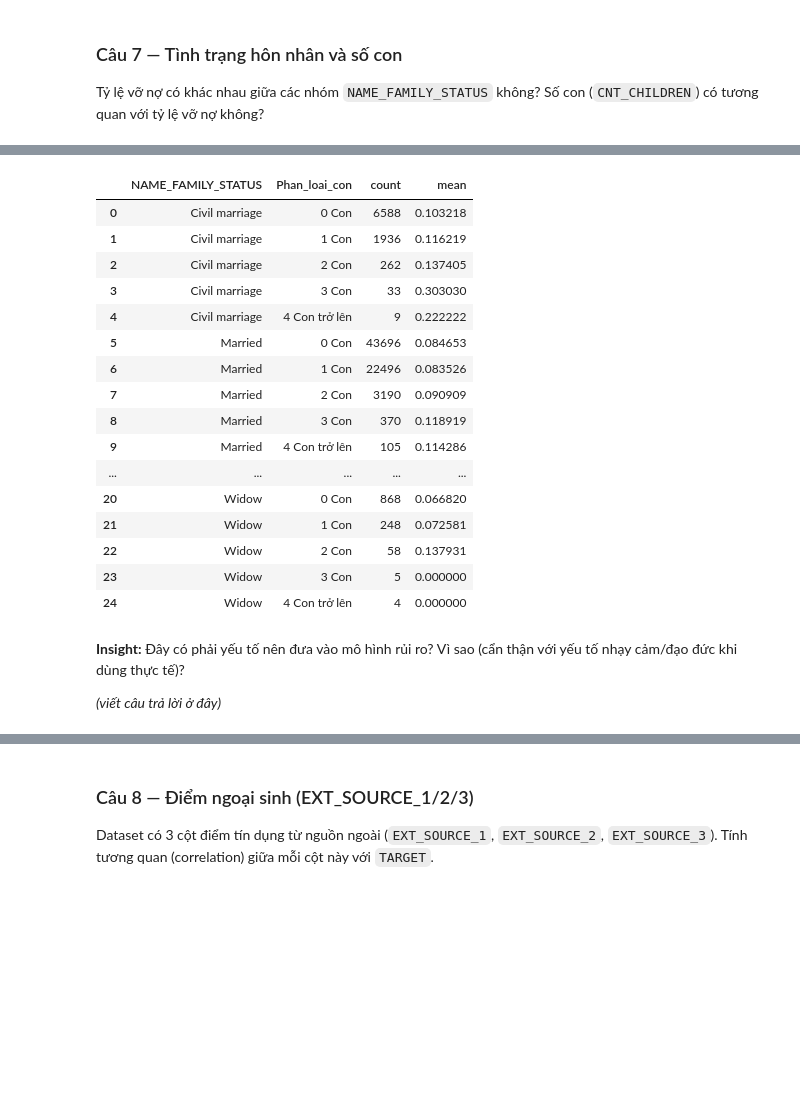
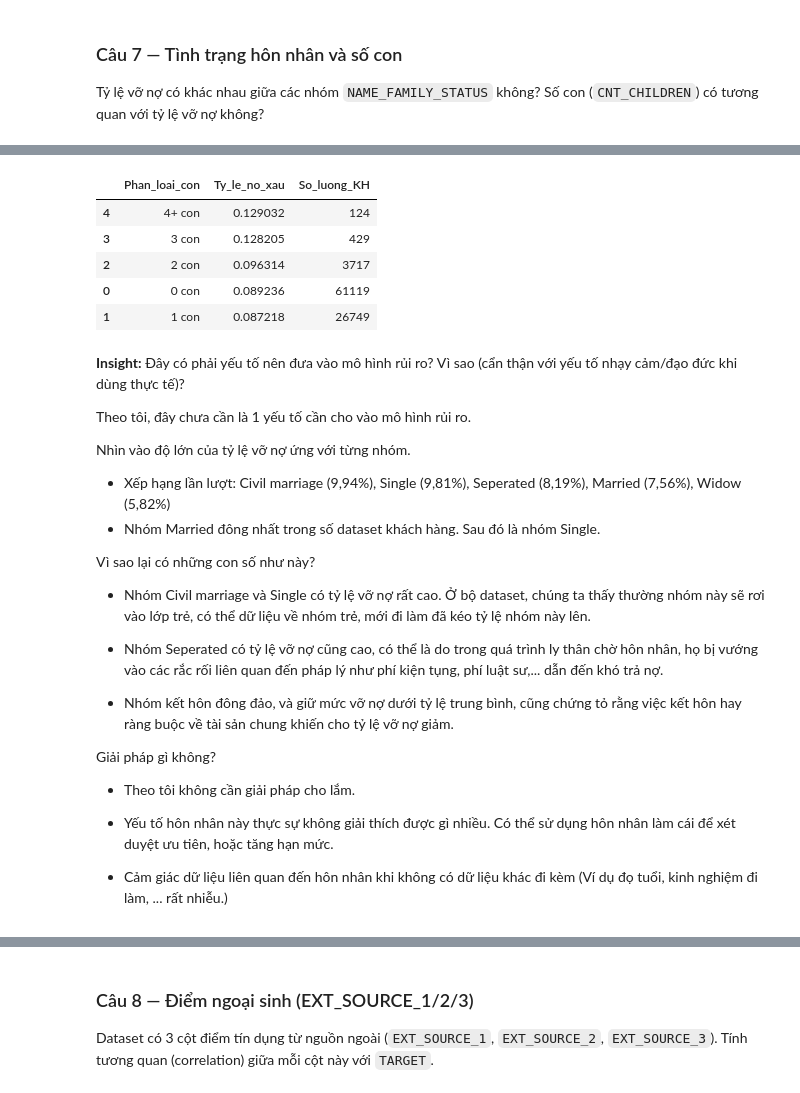
Before and after one commit to tuananhvui7-collab/credit-risk-eda, a Jupyter notebook: credit_risk_eda_template.ipynb, the cells around one changed output, grey strips where cells are left out. Saved outputs shown, nothing was run; the diff lists cells and outputs as text; code cells hidden in the pictures; blank space fills up the shorter version.

```diff
--- a/credit_risk_eda_template.ipynb
+++ b/credit_risk_eda_template.ipynb
@@ -849,24 +681,36 @@ df.groupby("Phan_loai_con")["TARGET"].agg(["count", "mean"]).reset_index()
-# %%
-df.groupby(["NAME_FAMILY_STATUS","Phan_loai_con"])["TARGET"].agg(["count", "mean"]).reset_index()
-# %% [output]
-|  | NAME_FAMILY_STATUS | Phan_loai_con | count | mean |
-| 0 | Civil marriage | 0 Con | 6588 | 0.103218 |
-| 1 | Civil marriage | 1 Con | 1936 | 0.116219 |
-| 2 | Civil marriage | 2 Con | 262 | 0.137405 |
-| 3 | Civil marriage | 3 Con | 33 | 0.303030 |
-| 4 | Civil marriage | 4 Con trở lên | 9 | 0.222222 |
-| 5 | Married | 0 Con | 43696 | 0.084653 |
-| 6 | Married | 1 Con | 22496 | 0.083526 |
-| 7 | Married | 2 Con | 3190 | 0.090909 |
-| 8 | Married | 3 Con | 370 | 0.118919 |
-| 9 | Married | 4 Con trở lên | 105 | 0.114286 |
-| ... | ... | ... | ... | ... |
-| 20 | Widow | 0 Con | 868 | 0.066820 |
-| 21 | Widow | 1 Con | 248 | 0.072581 |
-| 22 | Widow | 2 Con | 58 | 0.137931 |
-| 23 | Widow | 3 Con | 5 | 0.000000 |
-| 24 | Widow | 4 Con trở lên | 4 | 0.000000 |
+# %%
+
+df =df[df['NAME_FAMILY_STATUS'] != 'Unknown' ]
+
+df["Phan_loai_con"] = pd.cut(df["CNT_CHILDREN"], bins = [0,1,2,3,4,15], labels = ['0 con', '1 con', '2 con', '3 con', '4+ con'])
+
+# df.groupby(["NAME_FAMILY_STATUS","Phan_loai_con"])["TARGET"].agg(["count", "mean"]).reset_index()
+
+df.groupby("Phan_loai_con").agg(Ty_le_no_xau = ("TARGET","mean"), So_luong_KH = ("TARGET","count")).reset_index().sort_values("Ty_le_no_xau", ascending = False)
+# %% [output]
+|  | Phan_loai_con | Ty_le_no_xau | So_luong_KH |
+| 4 | 4+ con | 0.129032 | 124 |
+| 3 | 3 con | 0.128205 | 429 |
+| 2 | 2 con | 0.096314 | 3717 |
+| 0 | 0 con | 0.089236 | 61119 |
+| 1 | 1 con | 0.087218 | 26749 |
 # %% [markdown]
 **Insight:** Đây có phải yếu tố nên đưa vào mô hình rủi ro? Vì sao (cẩn thận với yếu tố nhạy cảm/đạo đức khi dùng thực tế)?
 
-_(viết câu trả lời ở đây)_
+Theo tôi, đây chưa cần là 1 yếu tố cần cho vào mô hình rủi ro.
+
+Nhìn vào độ lớn của tỷ lệ vỡ nợ ứng với từng nhóm.
+- Xếp hạng lần lượt: Civil marriage (9,94%), Single (9,81%), Seperated (8,19%), Married (7,56%), Widow (5,82%)
+- Nhóm Married đông nhất trong số dataset khách hàng. Sau đó là nhóm Single.
+
+Vì sao lại có những con số như này?
+-  Nhóm Civil marriage và Single có tỷ lệ vỡ nợ rất cao. Ở bộ dataset, chúng ta thấy thường nhóm này sẽ rơi vào lớp trẻ, có thể dữ liệu về nhóm trẻ, mới đi làm đã kéo tỷ lệ nhóm này lên.
+- Nhóm Seperated có tỷ lệ vỡ nợ cũng cao, có thể là do trong quá trình ly thân chờ hôn nhân, họ bị vướng vào các rắc rối liên quan đến pháp lý như phí kiện tụng, phí luật sư,... dẫn đến khó trả nợ.
+
+- Nhóm kết hôn đông đảo, và giữ mức vỡ nợ dưới tỷ lệ trung bình, cũng chứng tỏ rằng việc kết hôn hay ràng buộc về tài sản chung khiến cho tỷ lệ vỡ nợ giảm.
+
+Giải pháp gì không?
+- Theo tôi không cần giải pháp cho lắm.
+- Yếu tố hôn nhân này thực sự không giải thích được gì nhiều. Có thể sử dụng hôn nhân làm cái để xét duyệt ưu tiên, hoặc tăng hạn mức.
+
+- Cảm giác dữ liệu liên quan đến hôn nhân khi không có dữ liệu khác đi kèm (Ví dụ đọ tuổi, kinh nghiệm đi làm, ... rất nhiễu.)
```
Also changed, not shown: parts of 21 cells of this notebook.
